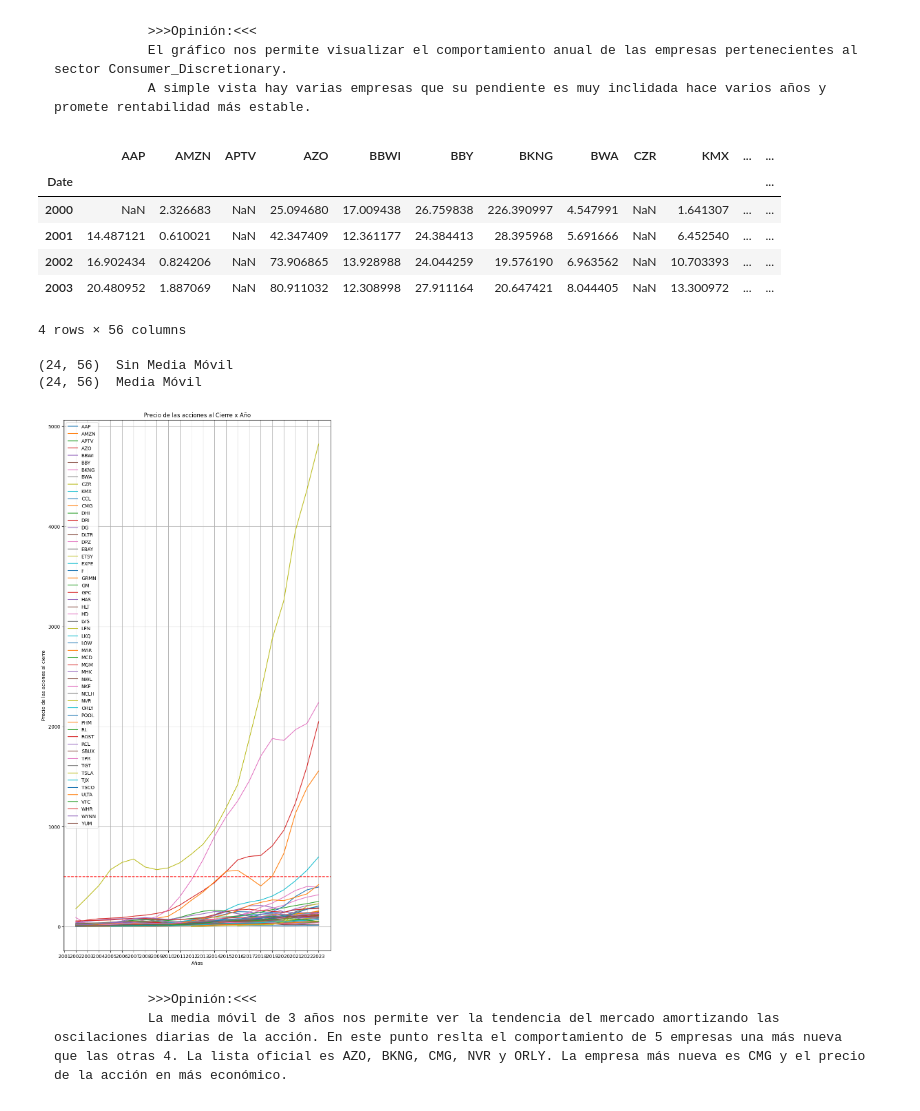
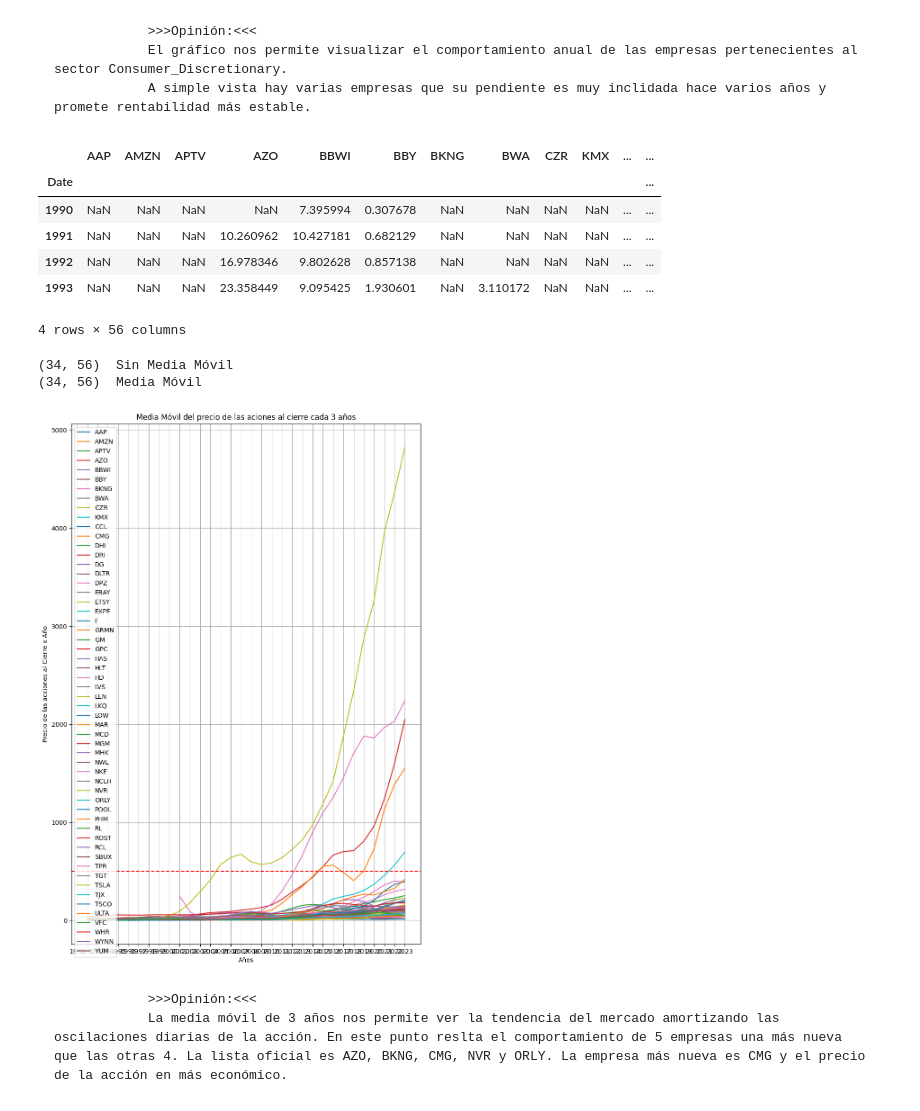
Before and after one commit to jamesllamo/SP500_Data_Analytics_Acciones, a Jupyter notebook: EDA de Índice Standard & Poor's 500 - SP500.ipynb, the cells around one changed output. Saved outputs shown, nothing was run; the diff lists cells and outputs as text; code cells hidden in the pictures.

```diff
--- a/EDA de Índice Standard & Poor's 500 - SP500.ipynb
+++ b/EDA de Índice Standard & Poor's 500 - SP500.ipynb
@@ -33,7 +33,7 @@ today = datetime.today().date()                                             # ob
 today_pandas = pd.to_datetime(today)                                        # convertir la fecha en un objeto de fecha de Pandas
 hoy=today_pandas.strftime('%Y-%m-%d')                                       # imprimir la fecha de hoy en formato YYYY-MM-DD
 yf.pdr_override()                                                           # Esta función guarda toda la información
-data = pdr.get_data_yahoo(SP500_Symbol, start="2000-01-01", end=hoy)        # Scrapear la información y almacenar en un DataFrame
+data = pdr.get_data_yahoo(SP500_Symbol, start="1990-01-01", end=hoy)        # Scrapear la información y almacenar en un DataFrame
 # %% [output]
 [*********************100%***********************]  503 of 503 completed
 
@@ -651,10 +659,10 @@ Data_Sector_CD.head(4)      # Visualizamos la información
 # %% [output]
 |  | AAP | AMZN | APTV | AZO | BBWI | BBY | BKNG | BWA | CZR | KMX | ... | ... |
 | Date |  |  |  |  |  |  |  |  |  |  |  | ... |
-| 2000 | NaN | 2.326683 | NaN | 25.094680 | 17.009438 | 26.759838 | 226.390997 | 4.547991 | NaN | 1.641307 | ... | ... |
-| 2001 | 14.487121 | 0.610021 | NaN | 42.347409 | 12.361177 | 24.384413 | 28.395968 | 5.691666 | NaN | 6.452540 | ... | ... |
-| 2002 | 16.902434 | 0.824206 | NaN | 73.906865 | 13.928988 | 24.044259 | 19.576190 | 6.963562 | NaN | 10.703393 | ... | ... |
-| 2003 | 20.480952 | 1.887069 | NaN | 80.911032 | 12.308998 | 27.911164 | 20.647421 | 8.044405 | NaN | 13.300972 | ... | ... |
+| 1990 | NaN | NaN | NaN | NaN | 7.395994 | 0.307678 | NaN | NaN | NaN | NaN | ... | ... |
+| 1991 | NaN | NaN | NaN | 10.260962 | 10.427181 | 0.682129 | NaN | NaN | NaN | NaN | ... | ... |
+| 1992 | NaN | NaN | NaN | 16.978346 | 9.802628 | 0.857138 | NaN | NaN | NaN | NaN | ... | ... |
+| 1993 | NaN | NaN | NaN | 23.358449 | 9.095425 | 1.930601 | NaN | 3.110172 | NaN | NaN | ... | ... |
 4 rows × 56 columns
 # %%
 # Estimamos la media móvil de 3 años móviles
@@ -662,8 +670,8 @@ Data_Sector_CD_MM3=Data_Sector_CD.rolling(window=3).mean()          # Definimos
 print(Data_Sector_CD.shape, " Sin Media Móvil")                     # Visualizamos las dimensiones del nuevo dataframe
 print(Data_Sector_CD_MM3.shape, " Media Móvil")                     # Visualizamos las dimensiones del nuevo dataframe
 # %% [output]
-(24, 56)  Sin Media Móvil
-(24, 56)  Media Móvil
+(34, 56)  Sin Media Móvil
+(34, 56)  Media Móvil
 # %%
 # Definir las variables para est nuevo gráfico
 x =  Data_Sector_CD_MM3.reset_index()['Date']
@@ -726,7 +734,7 @@ y56 =  Data_Sector_CD_MM3[ 'YUM']
 
 
 # Crear el gráfico
-fig, ax = plt.subplots(figsize=(10, 20))
+fig, ax = plt.subplots(figsize=(10, 15))
 ax.plot(x, y1, label='AAP')
 ax.plot(x, y2, label= 'AMZN')
 ax.plot(x, y3, label= 'APTV')
@@ -768,36 +776,36 @@ ax.plot(x, y38, label= 'NCLH')
 ax.plot(x, y39, label= 'NVR')
 ax.plot(x, y40, label='ORLY')
 ax.plot(x, y41, label= 'POOL')
 ax.plot(x, y42, label= 'PHM')
 ax.plot(x, y43, label= 'RL')
 ax.plot(x, y44, label= 'ROST')
 ax.plot(x, y45, label= 'RCL')
 ax.plot(x, y46, label= 'SBUX')
 ax.plot(x, y47, label= 'TPR')
 ax.plot(x, y48, label= 'TGT')
 ax.plot(x, y49, label='TSLA')
 ax.plot(x, y50, label= 'TJX')
 ax.plot(x, y51, label= 'TSCO')
 ax.plot(x, y52, label= 'ULTA')
 ax.plot(x, y53, label= 'VFC')
 ax.plot(x, y54, label= 'WHR')
 ax.plot(x, y55, label= 'WYNN')
 ax.plot(x, y56, label= 'YUM')
 
 # Personalizar las variables
-ax.set_title('Precio de las acciones al Cierre x Año')
+ax.set_title('Media Móvil del precio de las aciones al cierre cada 3 años')
 ax.set_xlabel('Años')
-ax.set_ylabel('Precio de las aciones al cierre')
+ax.set_ylabel('Precio de las acciones al Cierre x Año')
 ax.legend()
 ax.grid()
 
 # Graficar una línea divisoria para las acciones de mejor rendimiento
 ax.axhline(y=500, color='red', linestyle='--', label='x=5')
 
 # Mostrar el gráfico
 plt.show()
 # %% [output]
-[figure, old version]
+[figure, new version]
 # %% [markdown]
                 >>>Opinión:<<<
                 La media móvil de 3 años nos permite ver la tendencia del mercado amortizando las oscilaciones diarias de la acción. En este punto reslta el comportamiento de 5 empresas una más nueva que las otras 4. La lista oficial es AZO, BKNG, CMG, NVR y ORLY. La empresa más nueva es CMG y el precio de la acción en más económico.
```
Also changed, not shown: parts of 22 cells of this notebook, 13 other files.
